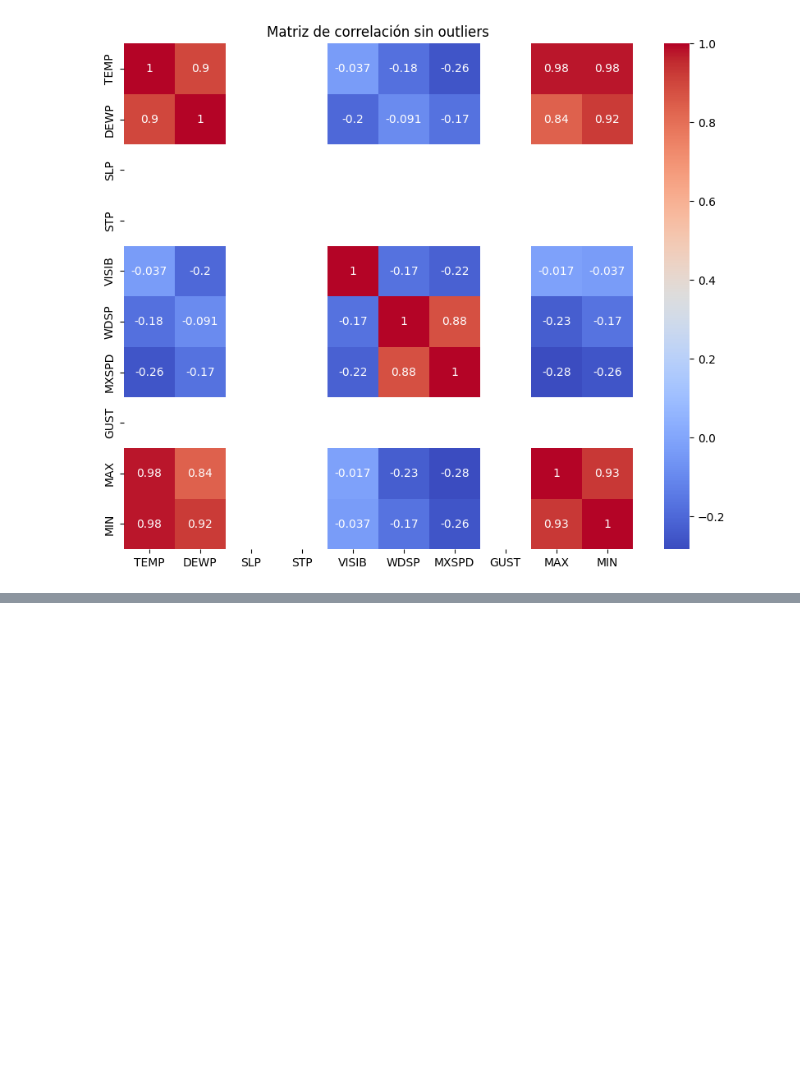
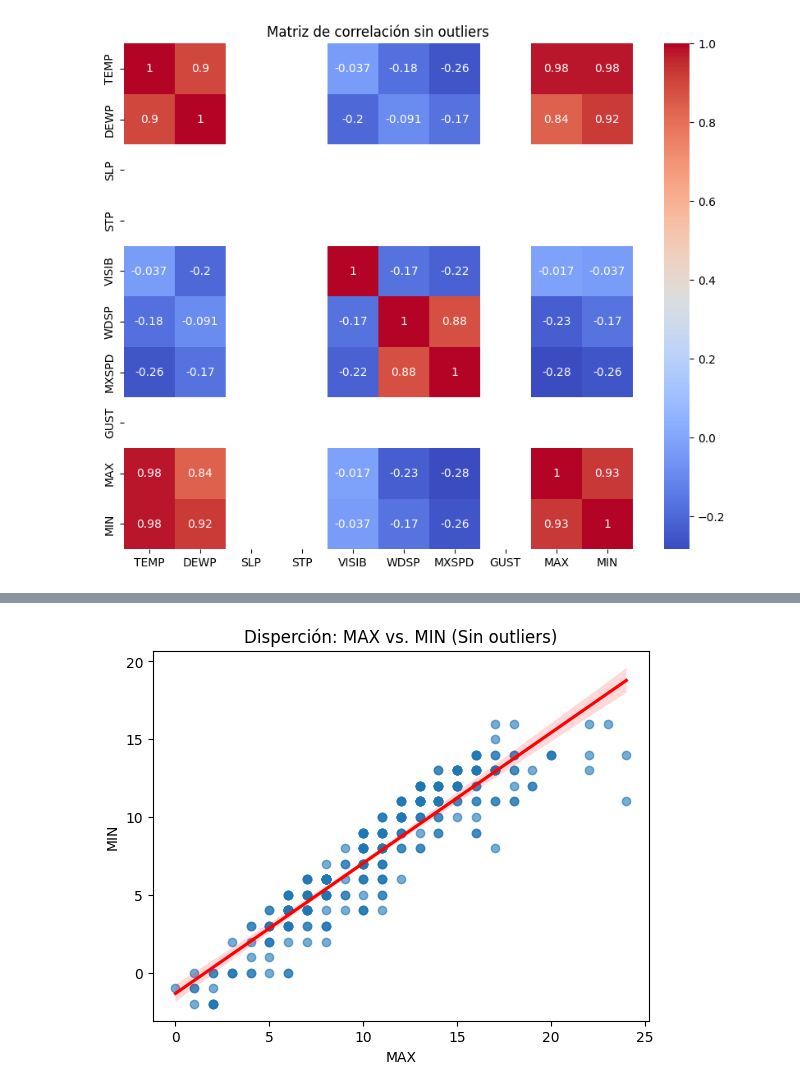
Before and after one commit to SaitoM17/analisis_del_clima_mundial_NOAA, a Jupyter notebook: notebooks/3_Exploracion_datos.ipynb, the cells around one changed output, grey strips where cells are left out. Saved outputs shown, nothing was run; the diff lists cells and outputs as text; code cells hidden in the pictures; blank space fills up the shorter version.

```diff
--- a/notebooks/3_Exploracion_datos.ipynb
+++ b/notebooks/3_Exploracion_datos.ipynb
@@ -373,0 +365,8 @@ def outliers(df, columnas_interes):
+# %%
+sns.regplot(x='MAX', y='MIN', data=df_troll_2024_sin_outliers, scatter_kws={"alpha":0.6}, line_kws={"color":"red"})
+plt.title('Disperción: MAX vs. MIN (Sin outliers)')
+plt.xlabel('MAX')
+plt.ylabel('MIN')
+plt.show()
+# %% [output]
+[figure, added]
```
Also changed, not shown: parts of 14 cells of this notebook, 2 other files.
